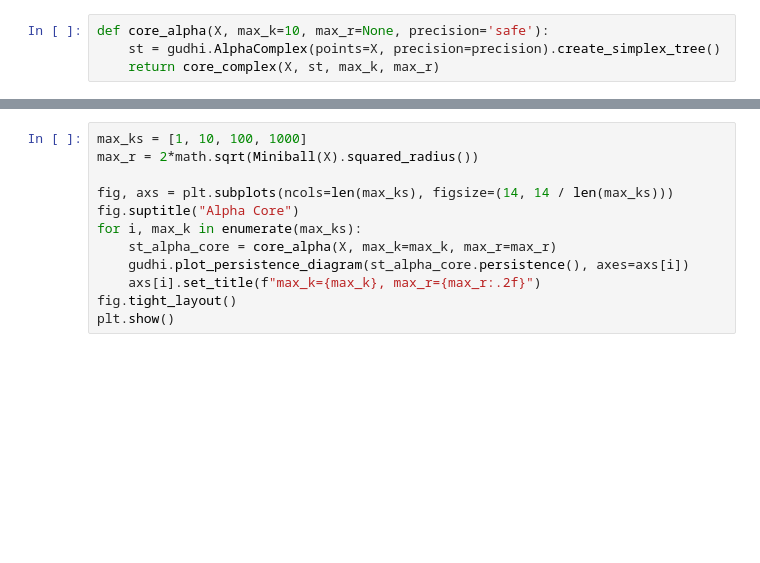
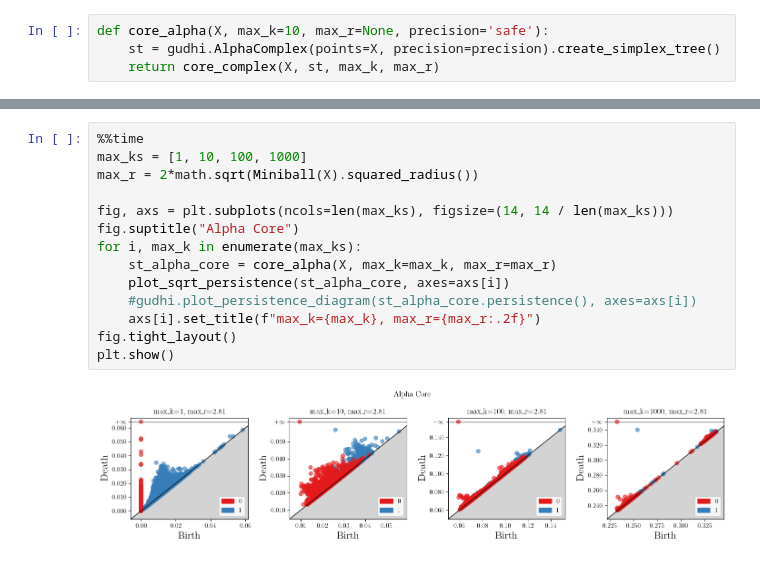
Before and after one commit to odinhg/core, a Jupyter notebook: 06_core_decreasing_k_morten.ipynb, the cells around one changed output, grey strips where cells are left out. Cells and saved outputs as stored; diff of their text form; blank space fills up the shorter version.

```diff
--- a/06_core_decreasing_k_morten.ipynb
+++ b/06_core_decreasing_k_morten.ipynb
@@ -145,12 +125,16 @@ plt.show()
 # %%
+%%time
 max_ks = [1, 10, 100, 1000]
 max_r = 2*math.sqrt(Miniball(X).squared_radius())
 
 fig, axs = plt.subplots(ncols=len(max_ks), figsize=(14, 14 / len(max_ks)))
 fig.suptitle("Alpha Core")
 for i, max_k in enumerate(max_ks):
     st_alpha_core = core_alpha(X, max_k=max_k, max_r=max_r)
-    gudhi.plot_persistence_diagram(st_alpha_core.persistence(), axes=axs[i])
+    plot_sqrt_persistence(st_alpha_core, axes=axs[i])
+    #gudhi.plot_persistence_diagram(st_alpha_core.persistence(), axes=axs[i])
     axs[i].set_title(f"max_k={max_k}, max_r={max_r:.2f}")
 fig.tight_layout()
 plt.show()
+# %% [output]
+[figure, added]
```
Also changed, not shown: parts of 20 cells of this notebook.
